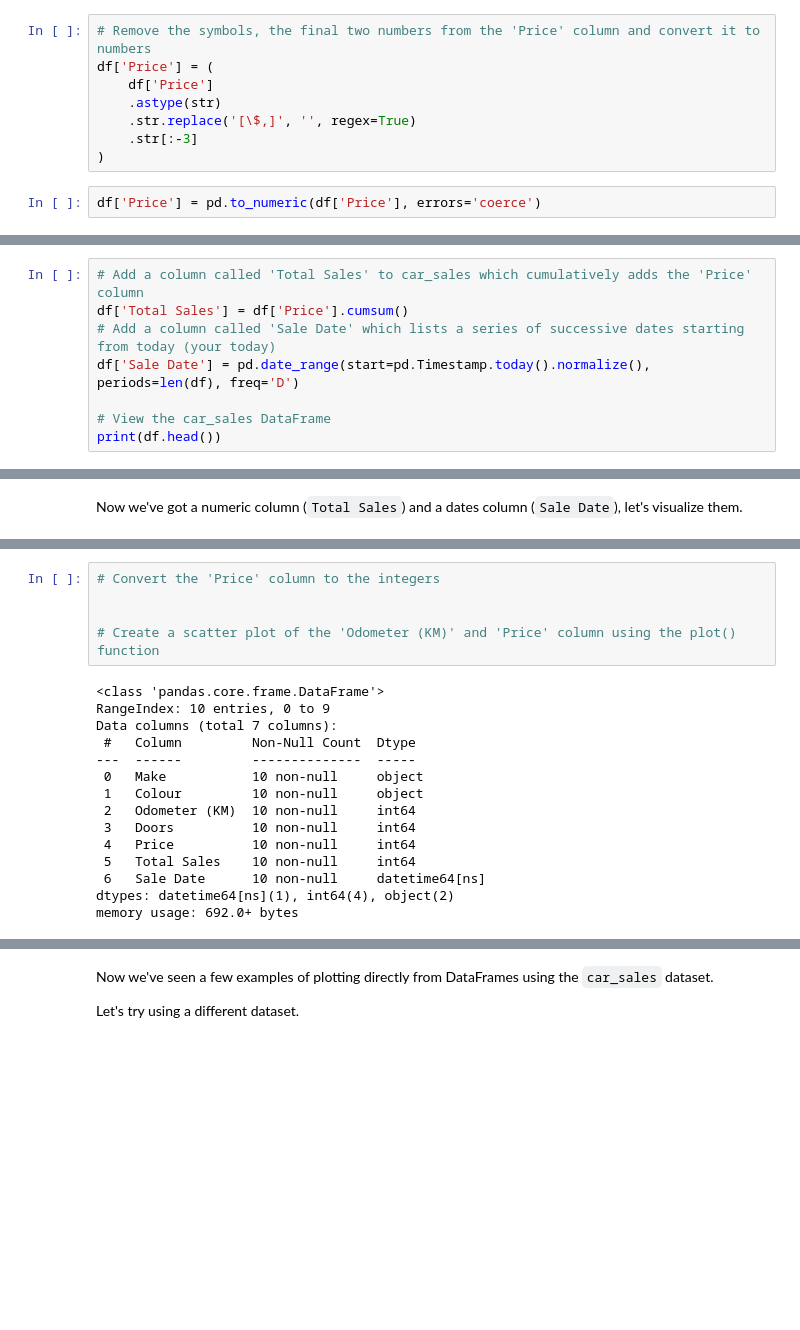
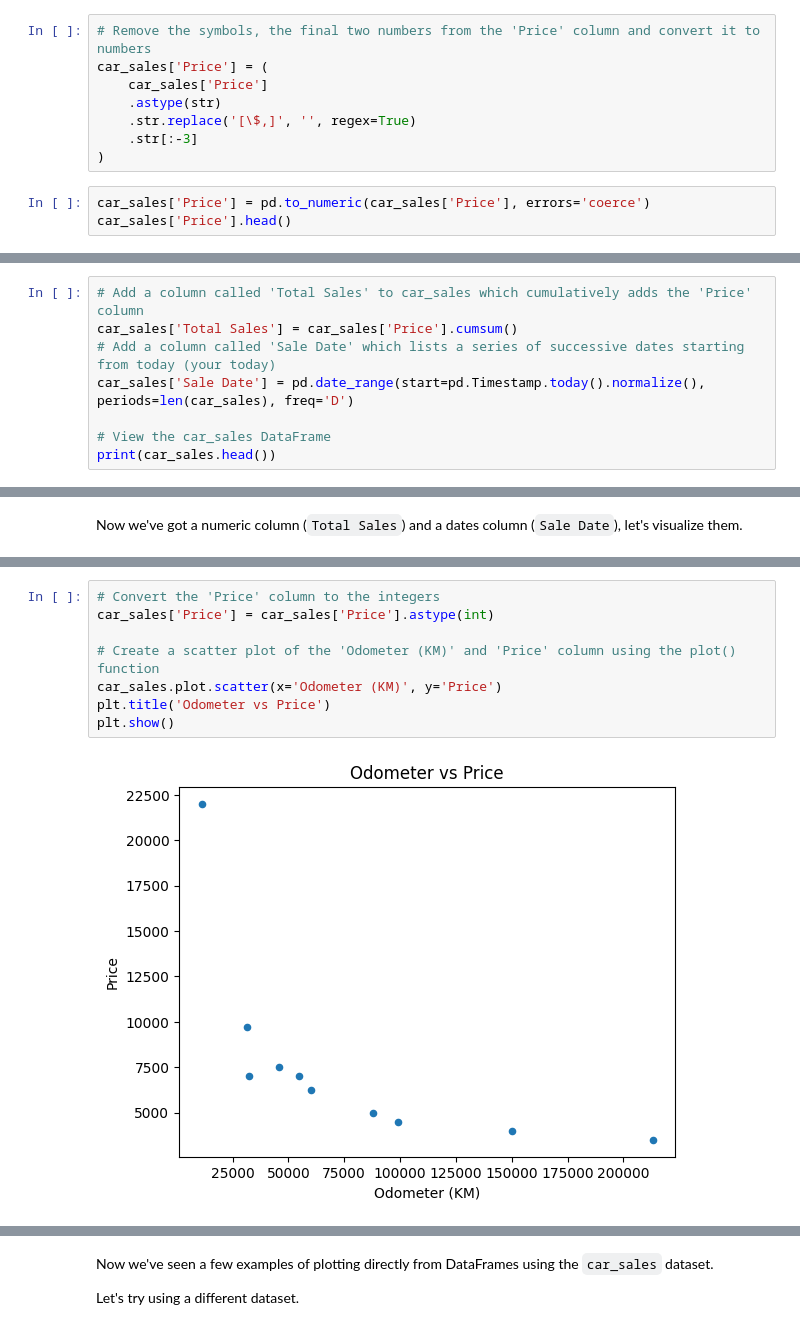
Before and after one commit to jaiz23/Big-Data-Analytics, a Jupyter notebook: ICP3_B.ipynb, the cells around one changed output, grey strips where cells are left out. Drawn from its saved outputs; the diff is of its cells as text; blank space fills up the shorter version.

```diff
--- a/ICP3_B.ipynb
+++ b/ICP3_B.ipynb
@@ -365,11 +357,12 @@ In the process of turning it to numeric data, let's create another column which
 Hint: To add a column up cumulatively, look up the cumsum() function. And to create a column of dates, look up the date_range() function.
 # %%
 # Remove the symbols, the final two numbers from the 'Price' column and convert it to numbers
-df['Price'] = (
-    df['Price']
+car_sales['Price'] = (
+    car_sales['Price']
     .astype(str)
     .str.replace('[\$,]', '', regex=True)
     .str[:-3]
 )
 # %%
-df['Price'] = pd.to_numeric(df['Price'], errors='coerce')
+car_sales['Price'] = pd.to_numeric(car_sales['Price'], errors='coerce')
+car_sales['Price'].head()
@@ -376,11 +377,11 @@ df['Price'] = pd.to_numeric(df['Price'], errors='coerce')
 # %%
 # Add a column called 'Total Sales' to car_sales which cumulatively adds the 'Price' column
-df['Total Sales'] = df['Price'].cumsum()
+car_sales['Total Sales'] = car_sales['Price'].cumsum()
 # Add a column called 'Sale Date' which lists a series of successive dates starting from today (your today)
-df['Sale Date'] = pd.date_range(start=pd.Timestamp.today().normalize(), periods=len(df), freq='D')
+car_sales['Sale Date'] = pd.date_range(start=pd.Timestamp.today().normalize(), periods=len(car_sales), freq='D')
 
 # View the car_sales DataFrame
-print(df.head())
+print(car_sales.head())
 # %% [output]
      Make Colour  Odometer (KM)  Doors  Price  Total Sales  Sale Date
 0  Toyota  White         150043      4   4000         4000 2025-07-15
@@ -404,24 +405,14 @@ plt.show()
 [figure]
 # %%
 # Convert the 'Price' column to the integers
-
+car_sales['Price'] = car_sales['Price'].astype(int)
 
 # Create a scatter plot of the 'Odometer (KM)' and 'Price' column using the plot() function
+car_sales.plot.scatter(x='Odometer (KM)', y='Price')
+plt.title('Odometer vs Price')
+plt.show()
 # %% [output]
-<class 'pandas.core.frame.DataFrame'>
-RangeIndex: 10 entries, 0 to 9
-Data columns (total 7 columns):
- #   Column         Non-Null Count  Dtype
----  ------         --------------  -----
- 0   Make           10 non-null     object
- 1   Colour         10 non-null     object
- 2   Odometer (KM)  10 non-null     int64
- 3   Doors          10 non-null     int64
- 4   Price          10 non-null     int64
- 5   Total Sales    10 non-null     int64
- 6   Sale Date      10 non-null     datetime64[ns]
-dtypes: datetime64[ns](1), int64(4), object(2)
-memory usage: 692.0+ bytes
+[figure, added]
 # %%
 # Create a NumPy array of random numbers of size (10, 4) and save it to X
 
```
Also changed, not shown: parts of 24 cells of this notebook.
